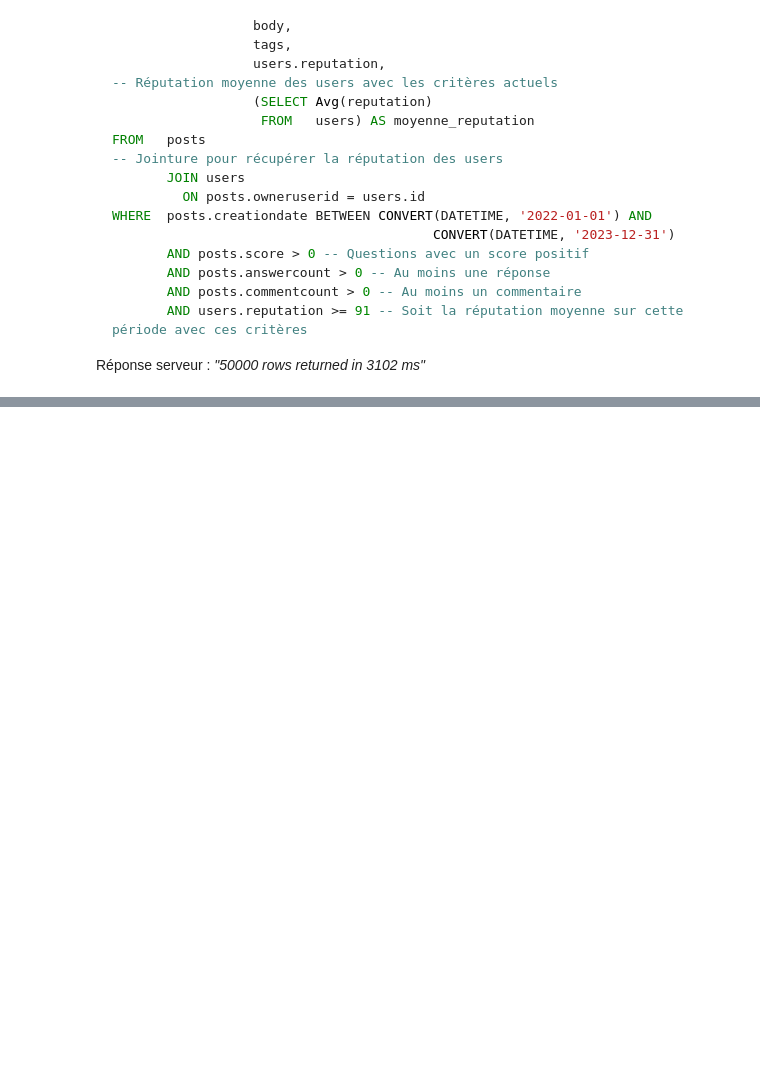
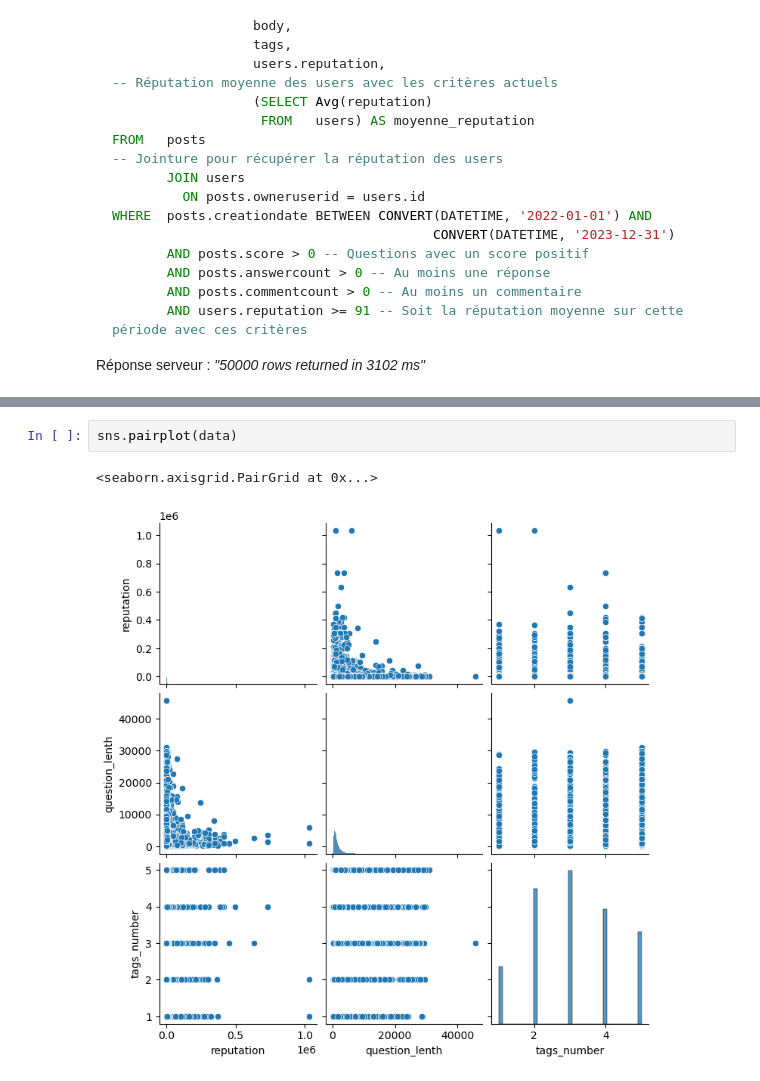
Before and after one commit to BiGHeaDMaX/Suggestion-automatique-de-mots-cles, a Jupyter notebook: 01 - Pré-traitements et Exploration.ipynb, the cells around one changed output, grey strips where cells are left out. Cells and saved outputs as stored; diff of their text form; blank space fills up the shorter version.

```diff
--- a/01 - Pré-traitements et Exploration.ipynb
+++ b/01 - Pré-traitements et Exploration.ipynb
@@ -49,0 +261,5 @@ Réponse serveur : *"50000 rows returned in 3102 ms"*
+# %%
+sns.pairplot(data)
+# %% [output]
+<seaborn.axisgrid.PairGrid at 0x...>
+[figure, added]
```
Also changed, not shown: parts of 44 cells of this notebook.
